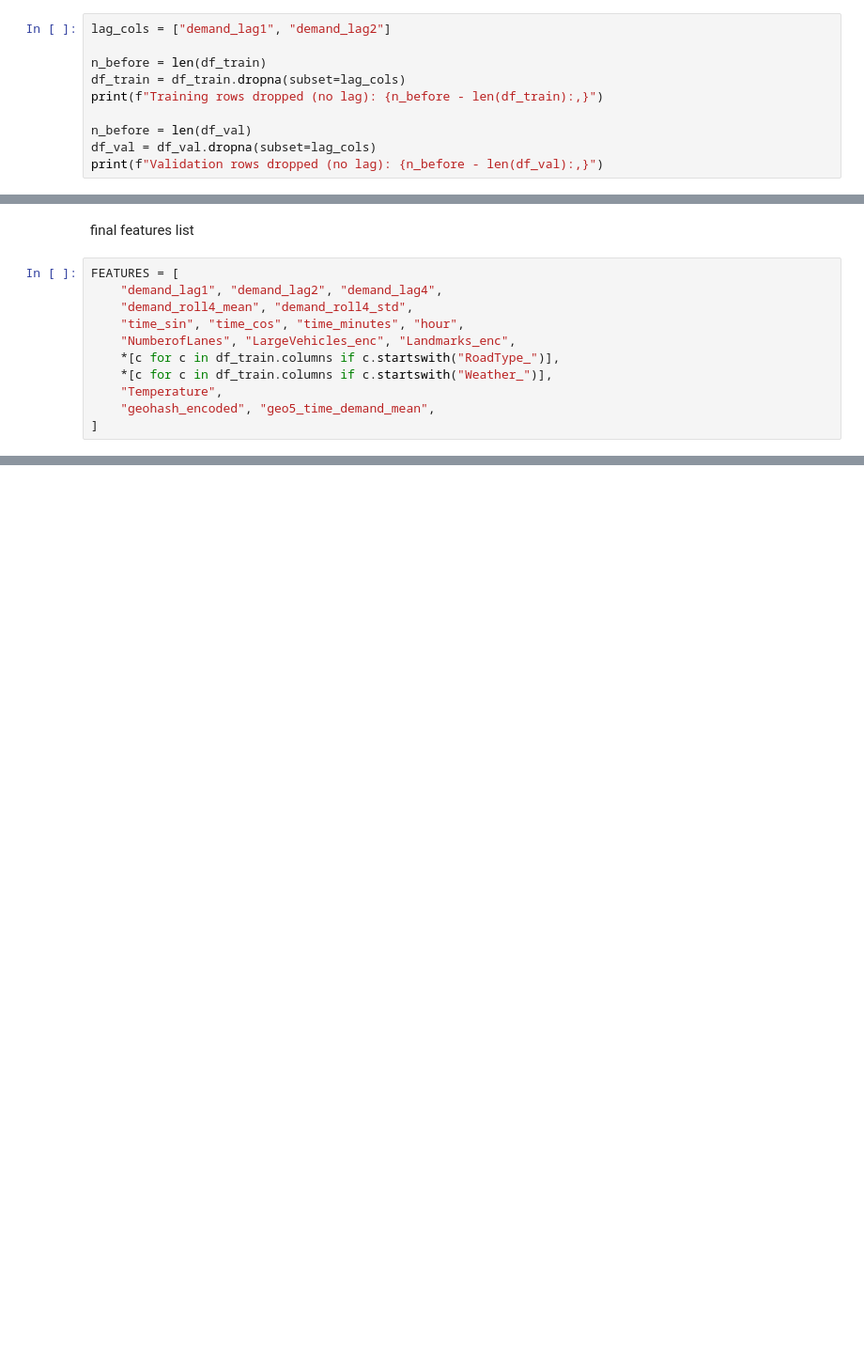
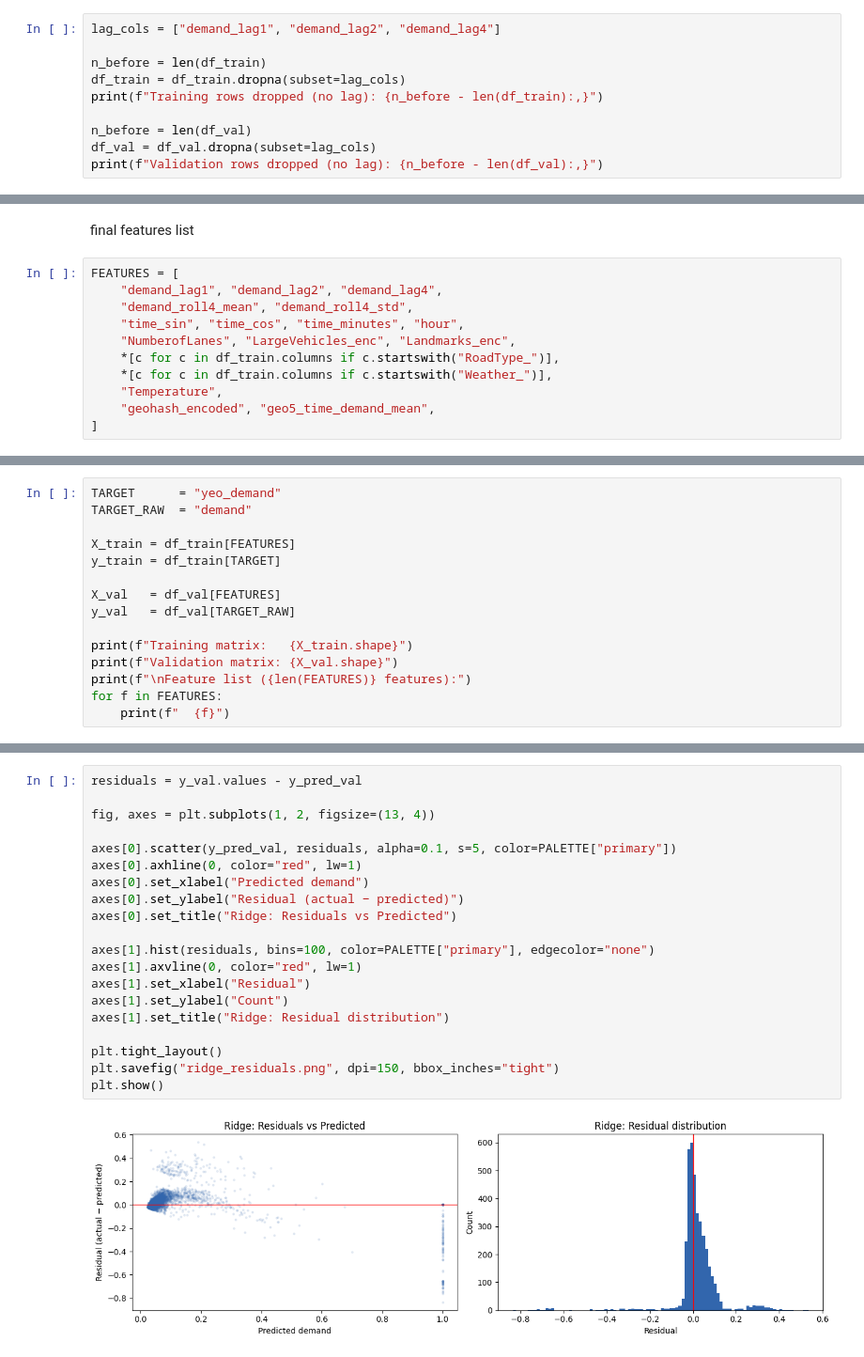
Before and after one commit to Eros483/flipkart-hack, a Jupyter notebook: clean.ipynb, the cells around one changed output, grey strips where cells are left out. Shown at 94% size. Cells and saved outputs as stored; diff of their text form; blank space fills up the shorter version.

```diff
--- a/clean.ipynb
+++ b/clean.ipynb
@@ -729,7 +726,7 @@ Validation rows: 7,872  (10.2%)
 # %% [markdown]
 removing lag where you cant have lag features lol
 # %%
-lag_cols = ["demand_lag1", "demand_lag2"]
+lag_cols = ["demand_lag1", "demand_lag2", "demand_lag4"]
 
 n_before = len(df_train)
 df_train = df_train.dropna(subset=lag_cols)
@@ -817,0 +810,15 @@ AssertionError: Missing features: ['demand_lag4']
+# %%
+TARGET      = "yeo_demand"
+TARGET_RAW  = "demand"
+
+X_train = df_train[FEATURES]
+y_train = df_train[TARGET]
+
+X_val   = df_val[FEATURES]
+y_val   = df_val[TARGET_RAW]
+
+print(f"Training matrix:   {X_train.shape}")
+print(f"Validation matrix: {X_val.shape}")
+print(f"\nFeature list ({len(FEATURES)} features):")
+for f in FEATURES:
+    print(f"  {f}")
@@ -817,0 +889,22 @@ AssertionError: Missing features: ['demand_lag4']
+# %%
+residuals = y_val.values - y_pred_val
+
+fig, axes = plt.subplots(1, 2, figsize=(13, 4))
+
+axes[0].scatter(y_pred_val, residuals, alpha=0.1, s=5, color=PALETTE["primary"])
+axes[0].axhline(0, color="red", lw=1)
+axes[0].set_xlabel("Predicted demand")
+axes[0].set_ylabel("Residual (actual − predicted)")
+axes[0].set_title("Ridge: Residuals vs Predicted")
+
+axes[1].hist(residuals, bins=100, color=PALETTE["primary"], edgecolor="none")
+axes[1].axvline(0, color="red", lw=1)
+axes[1].set_xlabel("Residual")
+axes[1].set_ylabel("Count")
+axes[1].set_title("Ridge: Residual distribution")
+
+plt.tight_layout()
+plt.savefig("ridge_residuals.png", dpi=150, bbox_inches="tight")
+plt.show()
+# %% [output]
+[figure, added]
```
Also changed, not shown: parts of 71 cells of this notebook.
